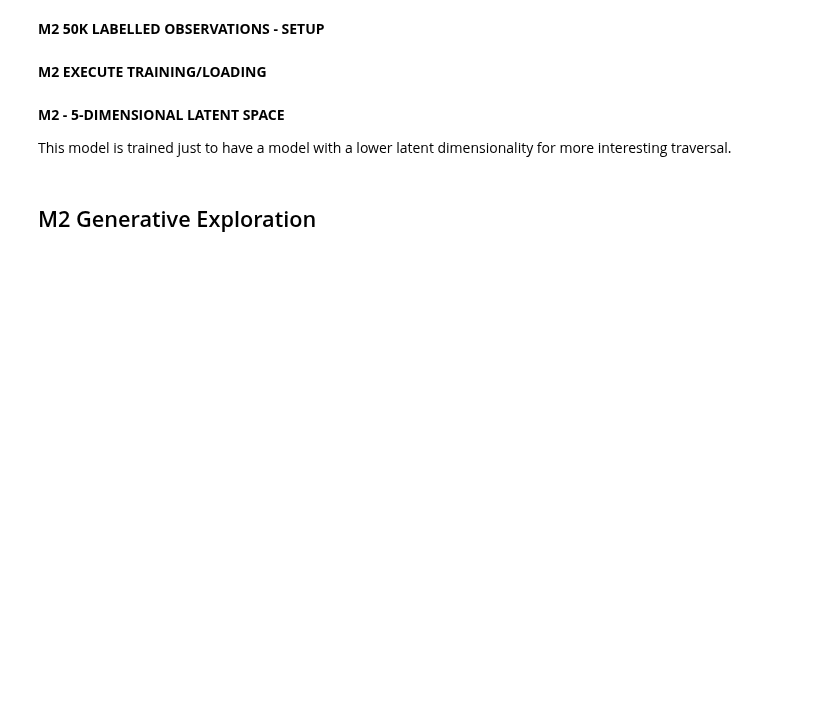
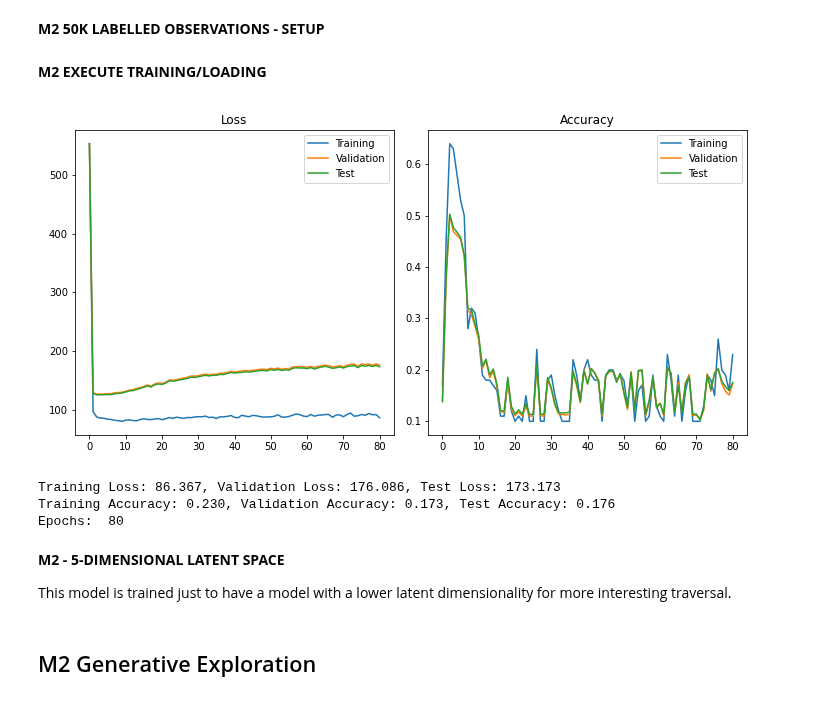
Before and after one commit to MrGorkajuice/DTU_VAE, a Jupyter notebook: VAE_Eksamen.ipynb, the cells around one changed output. Cells and saved outputs as stored; diff of their text form; code cells hidden in the pictures; blank space fills up the shorter version.

```diff
--- a/VAE_Eksamen.ipynb
+++ b/VAE_Eksamen.ipynb
@@ -871,6 +884,7 @@ class M2_VAE_Trainer:
                                        outputs['qy'],
                                        outputs['qz'],
                                        images,
+                                       images,
                                        None,
                                        outputs['z'],
                                        self.alpha).mean()
@@ -887,6 +901,7 @@ class M2_VAE_Trainer:
                                             outputs['qy'],
                                             outputs['qz'],
                                             img_lbl,
+                                            img_lbl,
                                             lbl_lbl,
                                             outputs['z'],
                                             self.alpha).mean()
@@ -901,6 +916,7 @@ class M2_VAE_Trainer:
                                        outputs['pz'],
                                        outputs['qy'],
                                        outputs['qz'],
+                                       images,
                                        images,
                                        labels,
                                        outputs['z'],
@@ -922,6 +938,7 @@ class M2_VAE_Trainer:
                                    outputs['qy'],
                                    outputs['qz'],
                                    images,
+                                   images,
                                    labels,
                                    outputs['z'],
                                    self.alpha).mean()
@@ -936,6 +953,7 @@ class M2_VAE_Trainer:
                                    outputs['pz'],
                                    outputs['qy'],
                                    outputs['qz'],
+                                   images,
                                    images,
                                    labels,
                                    outputs['z'],
@@ -952,6 +970,7 @@ class M2_VAE_Trainer:
                                    outputs['qy'],
                                    outputs['qz'],
                                    images,
+                                   images,
                                    labels,
                                    outputs['z'],
                                    self.alpha).mean()
@@ -1314,6 +1570,38 @@ else:
         trainer.train()
         trainer.test()
     torch.save(M2_instance.state_dict(), fn)
+# %%
+%%time
+# Instantiate VAE
+sample = binarized_mnist_train_data.__getitem__(22)[0]
+M2_instance = M2_VAE(input_shape = sample.flatten().shape,
+                     output_shape = sample.flatten().shape,
+                     latent_features = 34,
+                     classes = 10,
+                     hidden_layers_mu = [400],
+                     hidden_layers_sigma = [400],
+                     hidden_layers_classification = [500, 250],
+                     hidden_layers_decoder = [200],
+                     dropout = 0.9)
+# Instantiate trainer
+trainer = M2_VAE_Trainer(M2_instance,
+                         binarized_mnist_train_loader_labelled,
+                         binarized_mnist_train_loader_unlabelled,
+                         binarized_mnist_train_loader_validation,
+                         binarized_mnist_test_loader,
+                         1,
+                         0.1)
+# Training
+trainer.test()
+while True:
+    trainer.train()
+    trainer.test()
+    torch.save(M2_instance.state_dict(), fn)
+# %% [output]
+[figure, added]
+Training Loss: 86.367, Validation Loss: 176.086, Test Loss: 173.173
+Training Accuracy: 0.230, Validation Accuracy: 0.173, Test Accuracy: 0.176
+Epochs:  80
 # %% [markdown]
 **M2 - 5-DIMENSIONAL LATENT SPACE**
 
```
Also changed, not shown: parts of 9 cells of this notebook.
